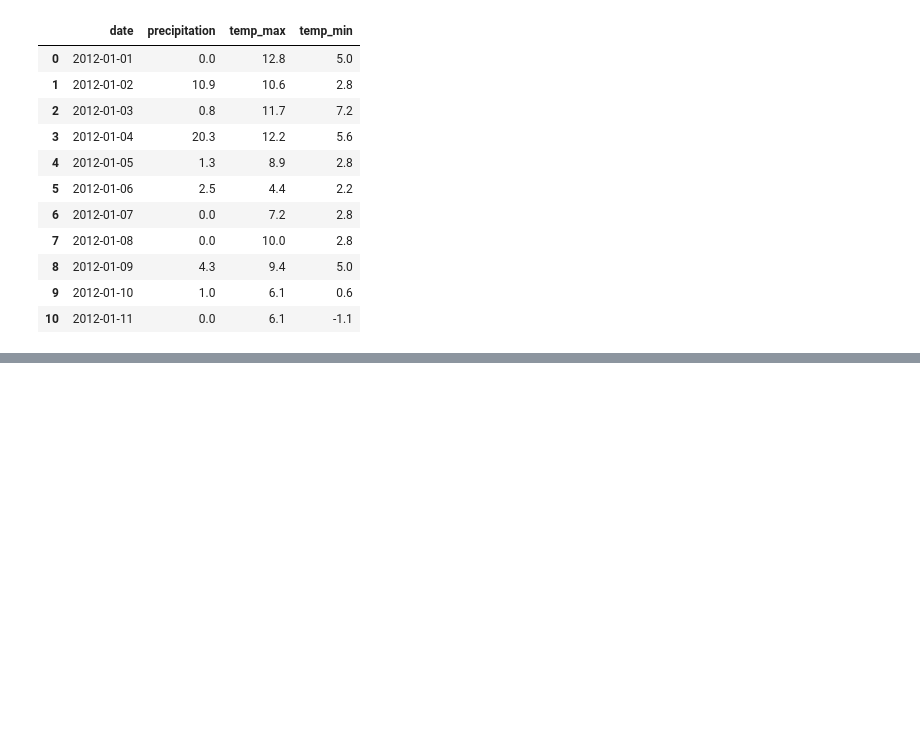
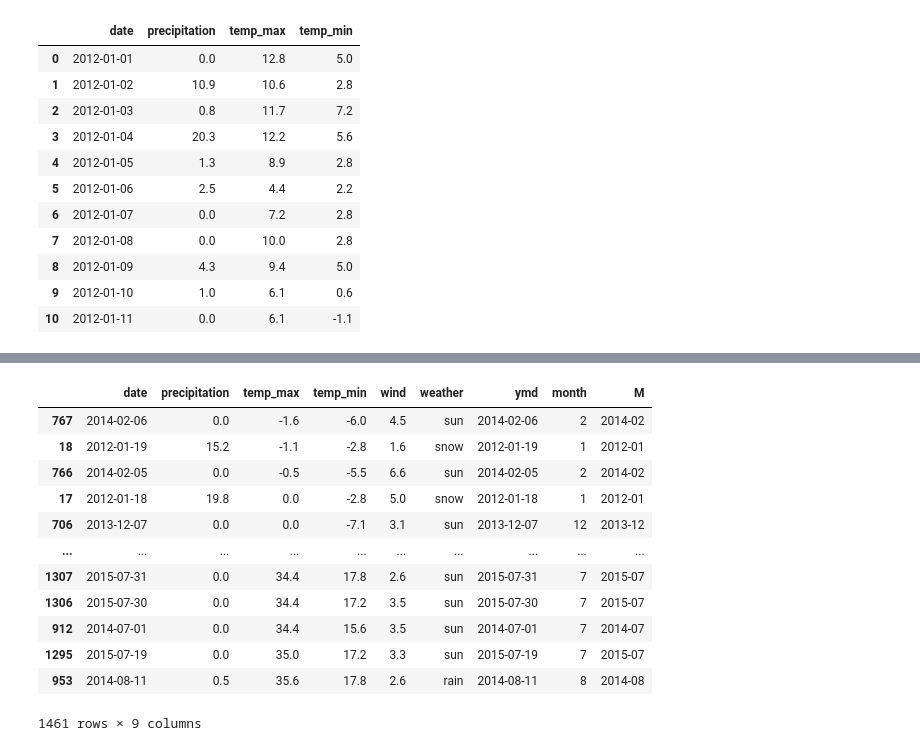
Before and after one commit to liuyankai2001/data_analysis, a Jupyter notebook: 04.数据分析入门/1.数据分析入门.ipynb, the cells around one changed output, grey strips where cells are left out. Saved outputs shown, nothing was run; the diff lists cells and outputs as text; code cells hidden in the pictures; blank space fills up the shorter version.

```diff
--- a/04.数据分析入门/1.数据分析入门.ipynb
+++ b/04.数据分析入门/1.数据分析入门.ipynb
@@ -227,0 +406,16 @@ df.loc[:10, ["date", "precipitation", "temp_max", "temp_min"]]
+# %%
+df.sort_values(['temp_max','temp_min'],ascending=[True, False])
+# %% [output]
+|  | date | precipitation | temp_max | temp_min | wind | weather | ymd | month | M |
+| 767 | 2014-02-06 | 0.0 | -1.6 | -6.0 | 4.5 | sun | 2014-02-06 | 2 | 2014-02 |
+| 18 | 2012-01-19 | 15.2 | -1.1 | -2.8 | 1.6 | snow | 2012-01-19 | 1 | 2012-01 |
+| 766 | 2014-02-05 | 0.0 | -0.5 | -5.5 | 6.6 | sun | 2014-02-05 | 2 | 2014-02 |
+| 17 | 2012-01-18 | 19.8 | 0.0 | -2.8 | 5.0 | snow | 2012-01-18 | 1 | 2012-01 |
+| 706 | 2013-12-07 | 0.0 | 0.0 | -7.1 | 3.1 | sun | 2013-12-07 | 12 | 2013-12 |
+| ... | ... | ... | ... | ... | ... | ... | ... | ... | ... |
+| 1307 | 2015-07-31 | 0.0 | 34.4 | 17.8 | 2.6 | sun | 2015-07-31 | 7 | 2015-07 |
+| 1306 | 2015-07-30 | 0.0 | 34.4 | 17.2 | 3.5 | sun | 2015-07-30 | 7 | 2015-07 |
+| 912 | 2014-07-01 | 0.0 | 34.4 | 15.6 | 3.5 | sun | 2014-07-01 | 7 | 2014-07 |
+| 1295 | 2015-07-19 | 0.0 | 35.0 | 17.2 | 3.3 | sun | 2015-07-19 | 7 | 2015-07 |
+| 953 | 2014-08-11 | 0.5 | 35.6 | 17.8 | 2.6 | rain | 2014-08-11 | 8 | 2014-08 |
+1461 rows × 9 columns
```
Also changed, not shown: parts of 17 cells of this notebook, 1 other file.
